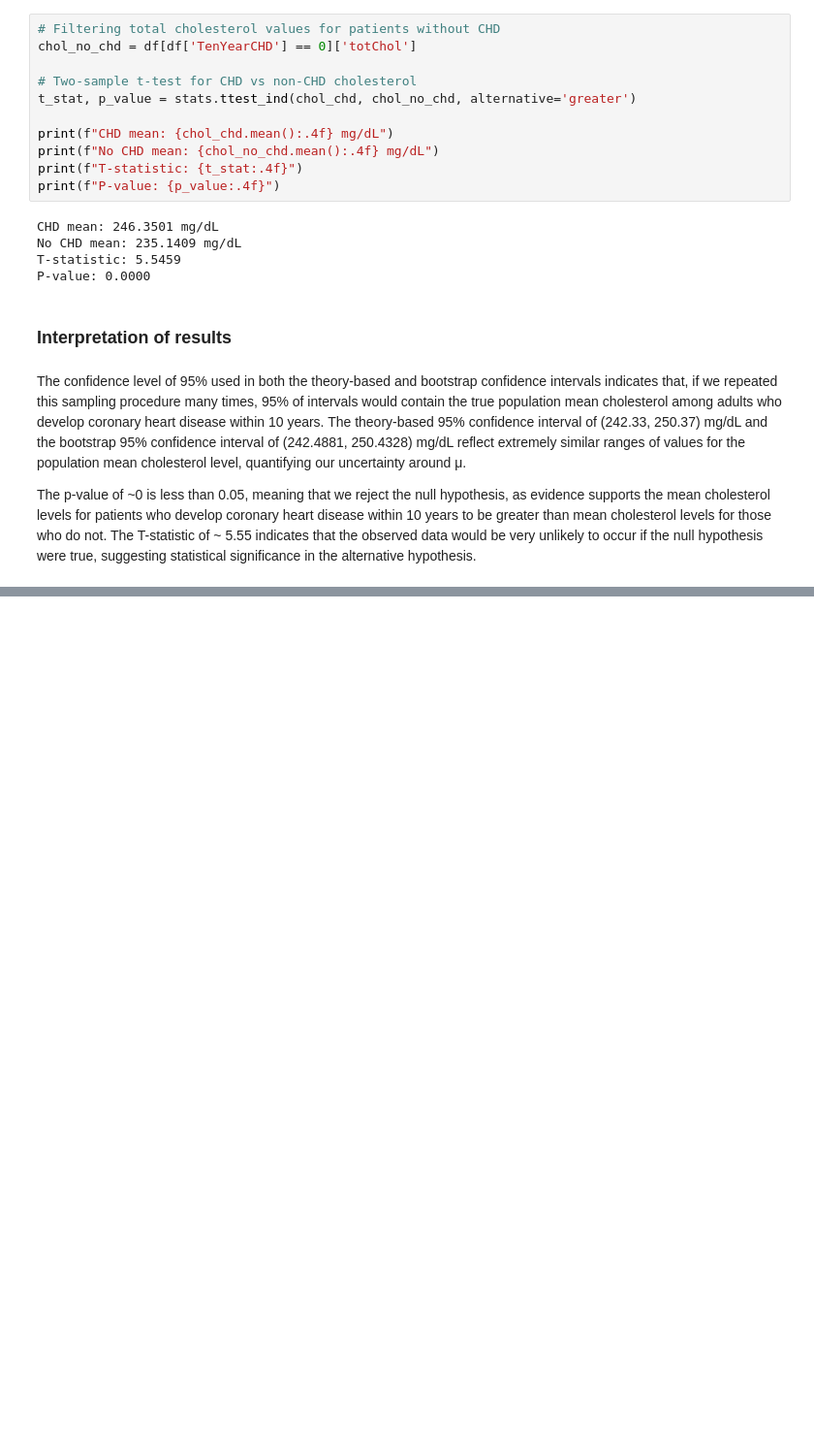
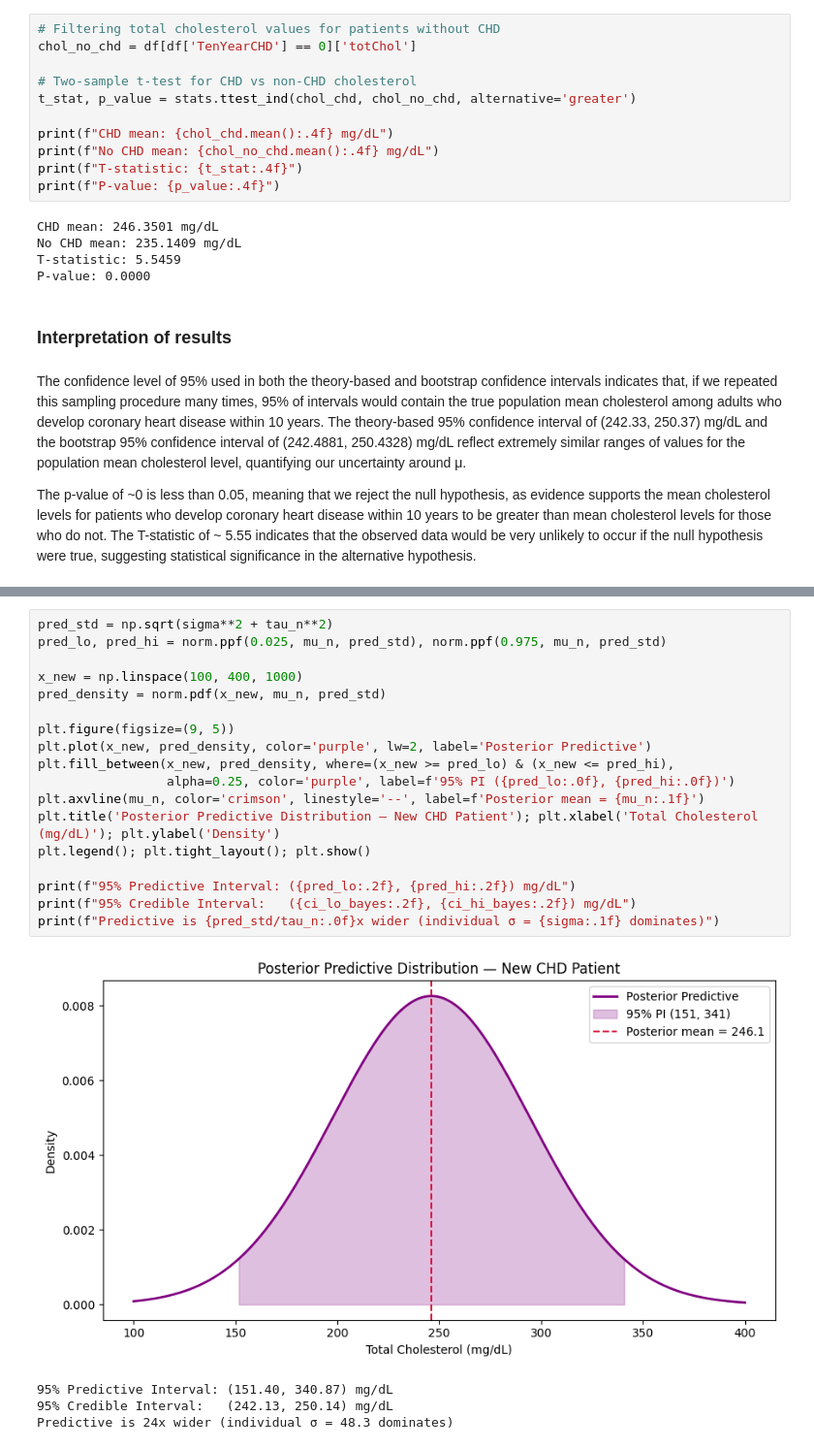
Before and after one commit to stefanregalia/Inf-Pred-Project, a Jupyter notebook: pipeline.ipynb, the cells around one changed output, grey strips where cells are left out. Shown at 97% size. Saved outputs shown, nothing was run; the diff lists cells and outputs as text; blank space fills up the shorter version.

```diff
--- a/pipeline.ipynb
+++ b/pipeline.ipynb
@@ -265,0 +367,23 @@ The p-value of ~0 is less than 0.05, meaning that we reject the null hypothesis,
+# %%
+pred_std = np.sqrt(sigma**2 + tau_n**2)
+pred_lo, pred_hi = norm.ppf(0.025, mu_n, pred_std), norm.ppf(0.975, mu_n, pred_std)
+
+x_new = np.linspace(100, 400, 1000)
+pred_density = norm.pdf(x_new, mu_n, pred_std)
+
+plt.figure(figsize=(9, 5))
+plt.plot(x_new, pred_density, color='purple', lw=2, label='Posterior Predictive')
+plt.fill_between(x_new, pred_density, where=(x_new >= pred_lo) & (x_new <= pred_hi),
+                 alpha=0.25, color='purple', label=f'95% PI ({pred_lo:.0f}, {pred_hi:.0f})')
+plt.axvline(mu_n, color='crimson', linestyle='--', label=f'Posterior mean = {mu_n:.1f}')
+plt.title('Posterior Predictive Distribution — New CHD Patient'); plt.xlabel('Total Cholesterol (mg/dL)'); plt.ylabel('Density')
+plt.legend(); plt.tight_layout(); plt.show()
+
+print(f"95% Predictive Interval: ({pred_lo:.2f}, {pred_hi:.2f}) mg/dL")
+print(f"95% Credible Interval:   ({ci_lo_bayes:.2f}, {ci_hi_bayes:.2f}) mg/dL")
+print(f"Predictive is {pred_std/tau_n:.0f}x wider (individual σ = {sigma:.1f} dominates)")
+# %% [output]
+[figure, added]
+95% Predictive Interval: (151.40, 340.87) mg/dL
+95% Credible Interval:   (242.13, 250.14) mg/dL
+Predictive is 24x wider (individual σ = 48.3 dominates)
```
Also changed, not shown: parts of 10 cells of this notebook, 1 other file.
